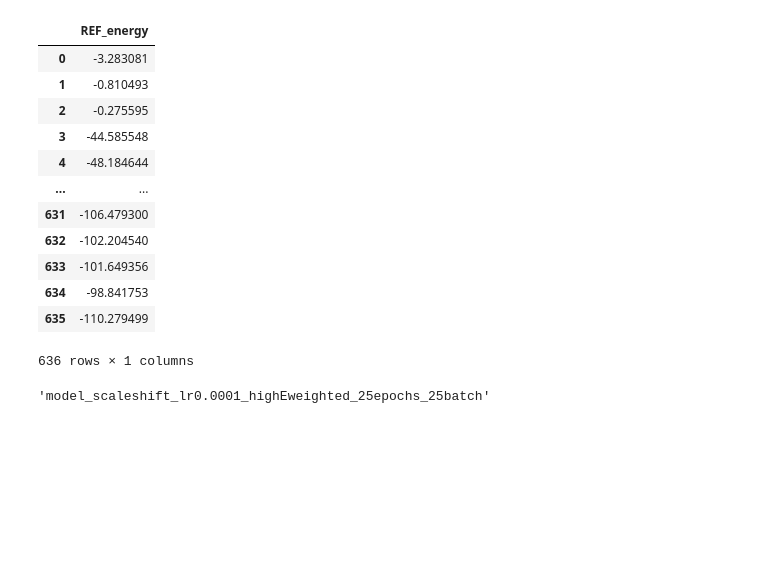
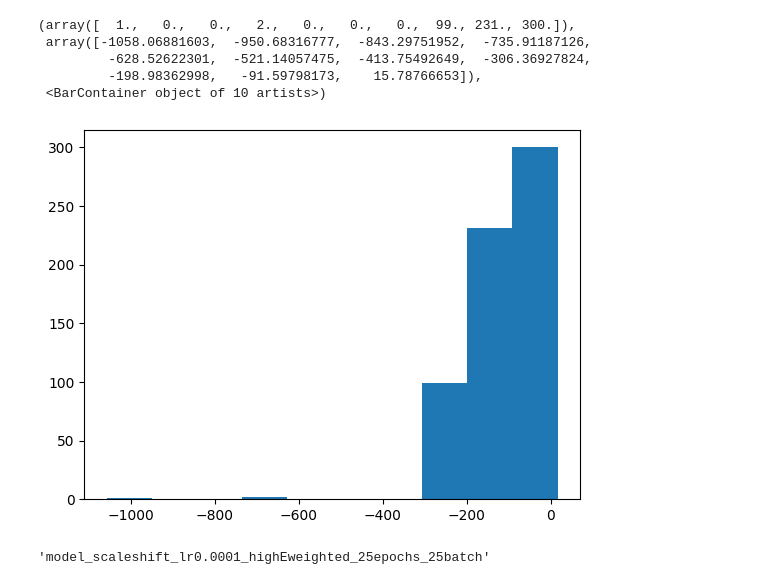
Before and after one commit to ShannonNCM/research_files, a Jupyter notebook: new_model/model_02/training_notebook.ipynb, the cells around one changed output. Cells and saved outputs as stored; diff of their text form; code cells hidden in the pictures; blank space fills up the shorter version.

```diff
--- a/new_model/model_02/training_notebook.ipynb
+++ b/new_model/model_02/training_notebook.ipynb
@@ -37,22 +37,16 @@ with open(output_file, "w") as f:
 # %%
 read_data = read('251030_training_data_lt_2eV_fixed.xyz', index=':')
 db_data = [(a.info['REF_energy']) for a in read_data]
 df = pd.DataFrame(db_data, columns=['REF_energy'])
-df
+df = df[3:]
+plt.hist(df)
 # %% [output]
-|  | REF_energy |
-| 0 | -3.283081 |
-| 1 | -0.810493 |
-| 2 | -0.275595 |
-| 3 | -44.585548 |
-| 4 | -48.184644 |
-| ... | ... |
-| 631 | -106.479300 |
-| 632 | -102.204540 |
-| 633 | -101.649356 |
-| 634 | -98.841753 |
-| 635 | -110.279499 |
-636 rows × 1 columns
+(array([  1.,   0.,   0.,   2.,   0.,   0.,   0.,  99., 231., 300.]),
+ array([-1058.06881603,  -950.68316777,  -843.29751952,  -735.91187126,
+         -628.52622301,  -521.14057475,  -413.75492649,  -306.36927824,
+         -198.98362998,   -91.59798173,    15.78766653]),
+ <BarContainer object of 10 artists>)
+[figure, added]
 # %%
 #importing the full data (this is in case I have like the whole data in one file)
 db = read('251030_training_data_lt_2eV_fixed.xyz', ':')
```
Also changed, not shown: 1 other file.
